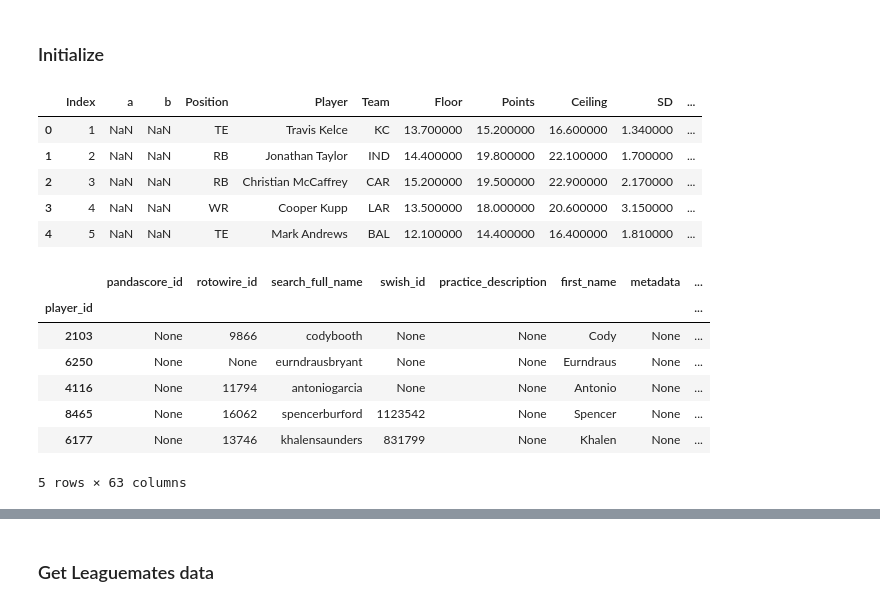
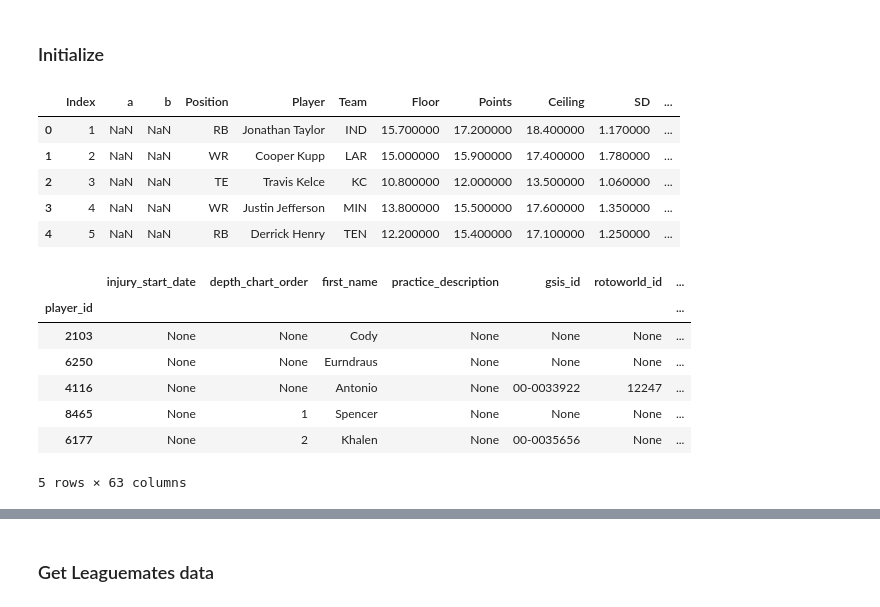
Before and after one commit to atran39/PokerstersFF, a Jupyter notebook: PokerstersFF.ipynb, the cells around one changed output, grey strips where cells are left out. Saved outputs shown, nothing was run; the diff lists cells and outputs as text; code cells hidden in the pictures.

```diff
--- a/PokerstersFF.ipynb
+++ b/PokerstersFF.ipynb
@@ -28,24 +28,25 @@ plt.rcParams['figure.figsize'] = [15, 10]
 # %%
 # import player projection data from spreadsheet
-projection_file = '2022_projections/2022_week1_9-8-2022_ff_projection.txt'
+projection_file = '2022_projections/2022_week3_9-23-2022_ff_projection.txt'
 
 with open('sleeper_players.pkl', 'wb') as file:
     ffa_proj_df = pd.read_csv(projection_file, sep='\t', index_col=None)
     ffa_proj_df['Player'] = ffa_proj_df['Player'].str.replace('.', '')
+    ffa_proj_df['Player'].replace({'Gabriel Davis': 'Gabe Davis'}, inplace=True)
     ffa_proj_df['Player_Pos'] = ffa_proj_df['Player'] + ffa_proj_df['Position']
     # why is the abbr for vegas LVR rather than LV??? annoying
     ffa_proj_df['Team'].replace({'LVR': 'LV', 'JAC': 'JAX'}, inplace=True)
-    # convert defense player names from common name to abbreviated to match sleeper
+    # convert Gabe to Gabriel
     ffa_proj_df.to_pickle('./ffa_proj.pkl')
 
 ffa_proj_df.head()
 # %% [output]
 |  | Index | a | b | Position | Player | Team | Floor | Points | Ceiling | SD | ... |
-| 0 | 1 | NaN | NaN | TE | Travis Kelce | KC | 13.700000 | 15.200000 | 16.600000 | 1.340000 | ... |
-| 1 | 2 | NaN | NaN | RB | Jonathan Taylor | IND | 14.400000 | 19.800000 | 22.100000 | 1.700000 | ... |
-| 2 | 3 | NaN | NaN | RB | Christian McCaffrey | CAR | 15.200000 | 19.500000 | 22.900000 | 2.170000 | ... |
-| 3 | 4 | NaN | NaN | WR | Cooper Kupp | LAR | 13.500000 | 18.000000 | 20.600000 | 3.150000 | ... |
-| 4 | 5 | NaN | NaN | TE | Mark Andrews | BAL | 12.100000 | 14.400000 | 16.400000 | 1.810000 | ... |
+| 0 | 1 | NaN | NaN | RB | Jonathan Taylor | IND | 15.700000 | 17.200000 | 18.400000 | 1.170000 | ... |
+| 1 | 2 | NaN | NaN | WR | Cooper Kupp | LAR | 15.000000 | 15.900000 | 17.400000 | 1.780000 | ... |
+| 2 | 3 | NaN | NaN | TE | Travis Kelce | KC | 10.800000 | 12.000000 | 13.500000 | 1.060000 | ... |
+| 3 | 4 | NaN | NaN | WR | Justin Jefferson | MIN | 13.800000 | 15.500000 | 17.600000 | 1.350000 | ... |
+| 4 | 5 | NaN | NaN | RB | Derrick Henry | TEN | 12.200000 | 15.400000 | 17.100000 | 1.250000 | ... |
 # %%
 # Import players from sleeper, run this block to get updated players data
 players_dict = players.get_all_players()
@@ -65,11 +66,11 @@ players_df[ffa_proj_df.columns] = players_df[ffa_proj_df.columns].fillna(0)
 players_df.to_pickle('./sleeper_players.pkl')
 players_df.head()
 # %% [output]
-|  | pandascore_id | rotowire_id | search_full_name | swish_id | practice_description | first_name | metadata | ... |
-| player_id |  |  |  |  |  |  |  | ... |
-| 2103 | None | 9866 | codybooth | None | None | Cody | None | ... |
-| 6250 | None | None | eurndrausbryant | None | None | Eurndraus | None | ... |
-| 4116 | None | 11794 | antoniogarcia | None | None | Antonio | None | ... |
-| 8465 | None | 16062 | spencerburford | 1123542 | None | Spencer | None | ... |
-| 6177 | None | 13746 | khalensaunders | 831799 | None | Khalen | None | ... |
+|  | injury_start_date | depth_chart_order | first_name | practice_description | gsis_id | rotoworld_id | ... |
+| player_id |  |  |  |  |  |  | ... |
+| 2103 | None | None | Cody | None | None | None | ... |
+| 6250 | None | None | Eurndraus | None | None | None | ... |
+| 4116 | None | None | Antonio | None | 00-0033922 | 12247 | ... |
+| 8465 | None | 1 | Spencer | None | None | None | ... |
+| 6177 | None | 2 | Khalen | None | 00-0035656 | None | ... |
 5 rows × 63 columns
```
Also changed, not shown: parts of 14 cells of this notebook.
